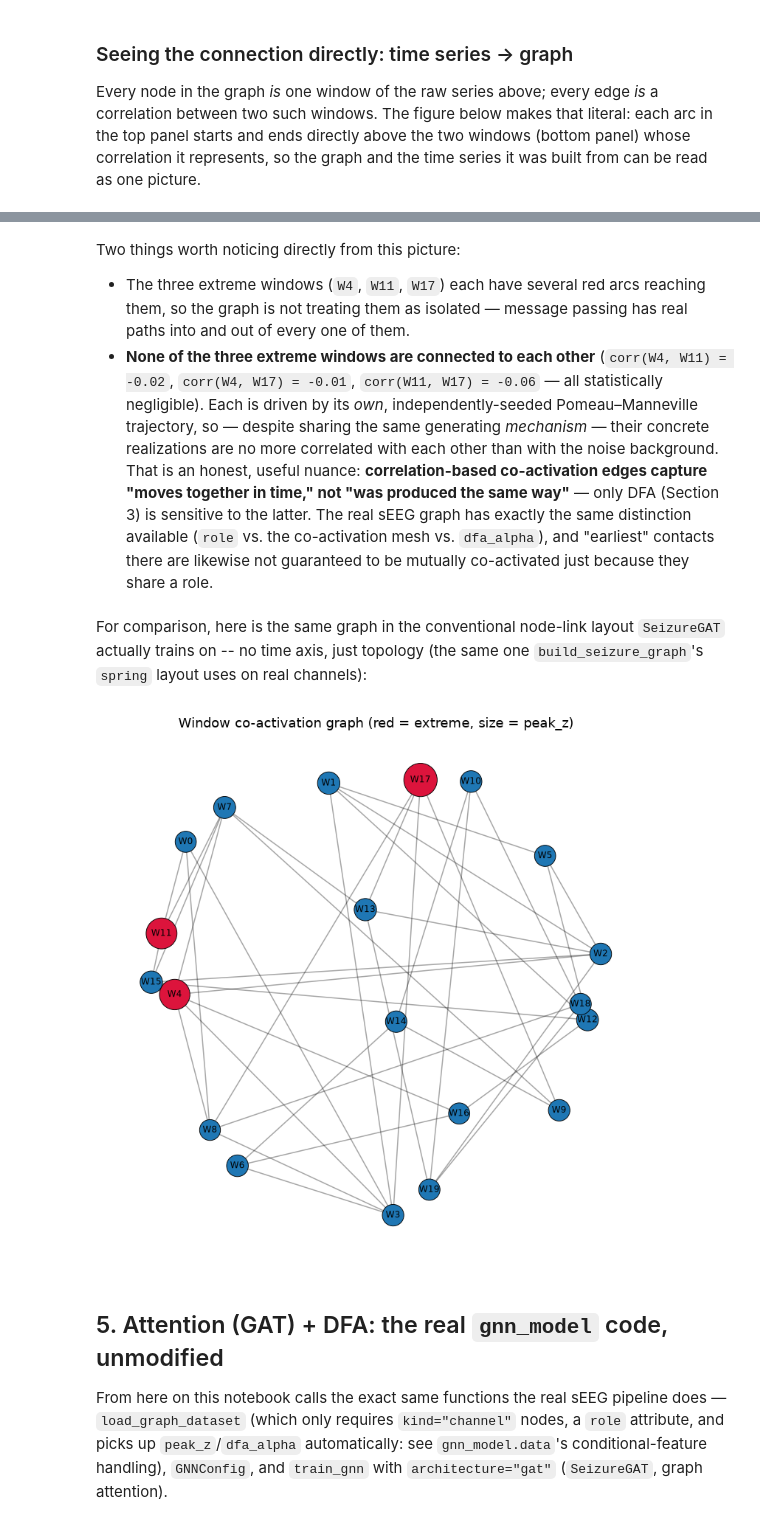
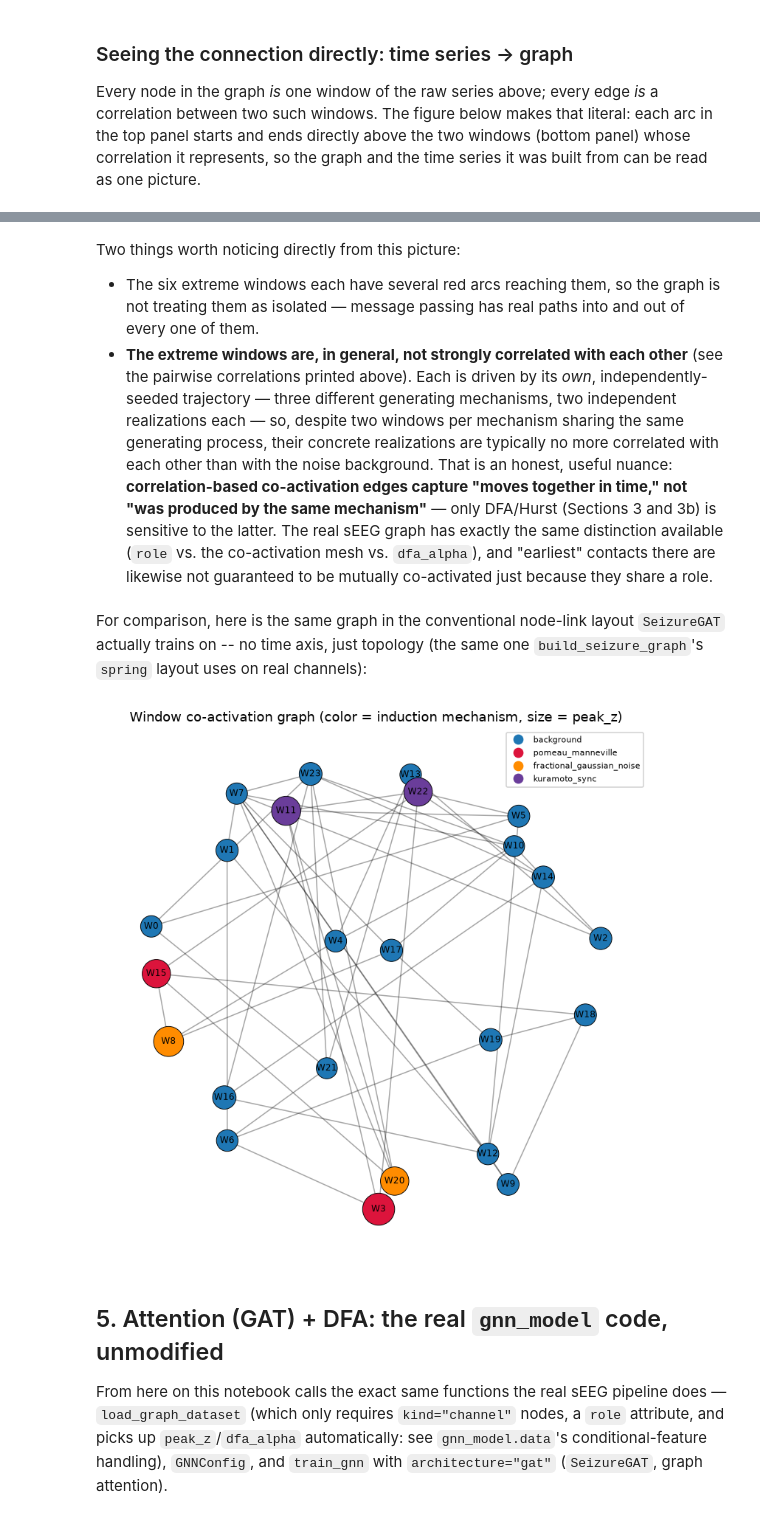
Before and after one commit to D2718281828nis/BioMedAI-sEEG-core-of-epilepsy, a Jupyter notebook: EVT_DFA_attention_demo.ipynb, the cells around one changed output, grey strips where cells are left out. Cells and saved outputs as stored; diff of their text form; code cells hidden in the pictures.

```diff
--- a/EVT_DFA_attention_demo.ipynb
+++ b/EVT_DFA_attention_demo.ipynb
@@ -272,4 +436,10 @@ print(f"Extreme windows:    DFA alpha = {np.round(extreme_dfa, 3).tolist()}")
 
 u_stat, p_value = stats.mannwhitneyu(extreme_dfa, background_dfa, alternative="greater")
 print(f"\nMann-Whitney U (extreme > background): p = {p_value:.4f}")
+
+print("\nPer-mechanism DFA alpha:")
+for mechanism, ws in (("pomeau_manneville", PM_WINDOWS), ("fractional_gaussian_noise", FGN_WINDOWS),
+                     ("kuramoto_sync", KURAMOTO_WINDOWS)):
+    vals = dfa_values[ws]
+    print(f"  {mechanism:<26s}: {np.round(vals, 3).tolist()}  (mean={vals.mean():.3f})")
 # %% [output]
@@ -300,0 +545,14 @@ one: DFA is informative, not infallible.
+# %%
+fig, ax = plt.subplots(figsize=(9, 4))
+mechanism_colors_all = {"background": "#1f77b4", "pomeau_manneville": "crimson",
+                        "fractional_gaussian_noise": "darkorange", "kuramoto_sync": "#6a3d9a"}
+for mechanism, alpha in templates.items():
+    ax.axhline(alpha, color=mechanism_colors_all[mechanism], linestyle="--", linewidth=1, alpha=0.6)
+for i in range(N_WINDOWS):
+    marker = "o" if predicted[i] == true_mechanism[i] else "x"
+    ax.scatter(i, dfa_values[i], color=mechanism_colors_all[true_mechanism[i]], marker=marker, s=60,
+              edgecolors="black" if marker == "o" else None, linewidths=0.6, zorder=3)
+ax.set_xlabel("window index"); ax.set_ylabel("DFA alpha (measured)")
+ax.set_title("Each window's measured alpha (color = true mechanism, x = misclassified) vs.\nthe template mean for each mechanism (dashed lines)")
+fig.tight_layout()
+plt.show()
@@ -314,7 +588,7 @@ TOP_K = 3
 graph = nx.Graph()
 for i in range(N_WINDOWS):
     role = "extreme" if i in EXTREME_WINDOWS else "normal"
-    graph.add_node(f"W{i}", kind="channel", role=role,
+    graph.add_node(f"W{i}", kind="channel", role=role, mechanism=MECHANISM_OF[i],
                    peak_z=float(np.max(np.abs((windows[i] - background.mean()) / background.std()))),
                    dfa_alpha=float(dfa_values[i]))
 
@@ -327,4 +601,9 @@ for i in range(N_WINDOWS):
 
 print(f"Graph: {graph.number_of_nodes()} nodes, {graph.number_of_edges()} edges "
      f"(co-activation mesh, top-{TOP_K} per node), min degree {min(dict(graph.degree()).values())}.")
+
+print("\nPairwise correlation among the extreme windows themselves:")
+for a_idx, a in enumerate(EXTREME_WINDOWS):
+    for b in EXTREME_WINDOWS[a_idx + 1:]:
+        print(f"  corr(W{a}, W{b}) = {correlation[a, b]:.3f}")
 # %% [output]
@@ -383,39 +679,45 @@ plt.show()
 # %% [markdown]
 Two things worth noticing directly from this picture:
 
-- The three extreme windows (`W4`, `W11`, `W17`) each have several red arcs
-  reaching them, so the graph is not treating them as isolated — message
-  passing has real paths into and out of every one of them.
-- **None of the three extreme windows are connected to each other**
-  (`corr(W4, W11) = -0.02`, `corr(W4, W17) = -0.01`, `corr(W11, W17) = -0.06`
-  — all statistically negligible). Each is driven by its *own*,
-  independently-seeded Pomeau&ndash;Manneville trajectory, so — despite
-  sharing the same generating *mechanism* — their concrete realizations are
-  no more correlated with each other than with the noise background. That is
-  an honest, useful nuance: **correlation-based co-activation edges capture
-  "moves together in time," not "was produced the same way"** — only DFA
-  (Section 3) is sensitive to the latter. The real sEEG graph has exactly
-  the same distinction available (`role` vs. the co-activation mesh vs.
-  `dfa_alpha`), and "earliest" contacts there are likewise not guaranteed to
-  be mutually co-activated just because they share a role.
+- The six extreme windows each have several red arcs reaching them, so the
+  graph is not treating them as isolated — message passing has real paths
+  into and out of every one of them.
+- **The extreme windows are, in general, not strongly correlated with each
+  other** (see the pairwise correlations printed above). Each is driven by
+  its *own*, independently-seeded trajectory — three different generating
+  mechanisms, two independent realizations each — so, despite two windows
+  per mechanism sharing the same generating process, their concrete
+  realizations are typically no more correlated with each other than with
+  the noise background. That is an honest, useful nuance:
+  **correlation-based co-activation edges capture "moves together in
+  time," not "was produced by the same mechanism"** — only DFA/Hurst
+  (Sections 3 and 3b) is sensitive to the latter. The real sEEG graph has
+  exactly the same distinction available (`role` vs. the co-activation mesh
+  vs. `dfa_alpha`), and "earliest" contacts there are likewise not
+  guaranteed to be mutually co-activated just because they share a role.
 # %% [markdown]
 For comparison, here is the same graph in the conventional node-link layout `SeizureGAT` actually trains on -- no time axis, just topology (the same one `build_seizure_graph`'s `spring` layout uses on real channels):
 # %%
 pos = nx.spring_layout(graph, seed=SEED, k=0.6)
-node_colors = ["crimson" if graph.nodes[n]["role"] == "extreme" else "#1f77b4" for n in graph.nodes]
+mechanism_colors_all = {"background": "#1f77b4", "pomeau_manneville": "crimson",
+                        "fractional_gaussian_noise": "darkorange", "kuramoto_sync": "#6a3d9a"}
+node_colors = [mechanism_colors_all[graph.nodes[n]["mechanism"]] for n in graph.nodes]
 node_sizes = [200 + 60 * graph.nodes[n]["peak_z"] for n in graph.nodes]
 
 fig, ax = plt.subplots(figsize=(7, 7))
 nx.draw_networkx_edges(graph, pos, ax=ax, alpha=0.35)
 nx.draw_networkx_nodes(graph, pos, ax=ax, node_color=node_colors, node_size=node_sizes,
                        edgecolors="black", linewidths=0.6)
 nx.draw_networkx_labels(graph, pos, ax=ax, font_size=8)
-ax.set_title("Window co-activation graph (red = extreme, size = peak_z)")
+handles = [plt.Line2D([0], [0], marker="o", linestyle="", color=c, markersize=8)
+          for c in mechanism_colors_all.values()]
+ax.legend(handles, list(mechanism_colors_all.keys()), loc="upper right", fontsize=7.5, framealpha=0.9)
+ax.set_title("Window co-activation graph (color = induction mechanism, size = peak_z)")
 ax.axis("off")
 fig.tight_layout()
 plt.show()
 # %% [output]
-[figure, old version]
+[figure, new version]
 # %% [markdown]
 ## 5. Attention (GAT) + DFA: the real `gnn_model` code, unmodified
 
```
Also changed, not shown: parts of 25 cells of this notebook.
